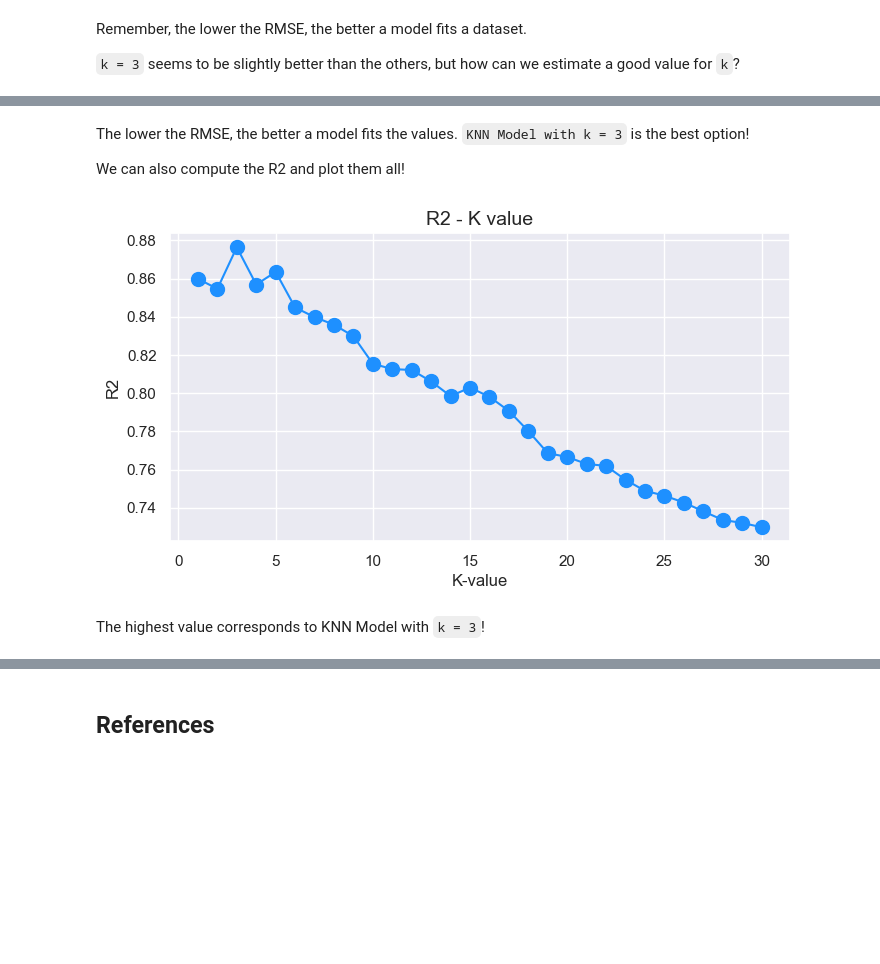
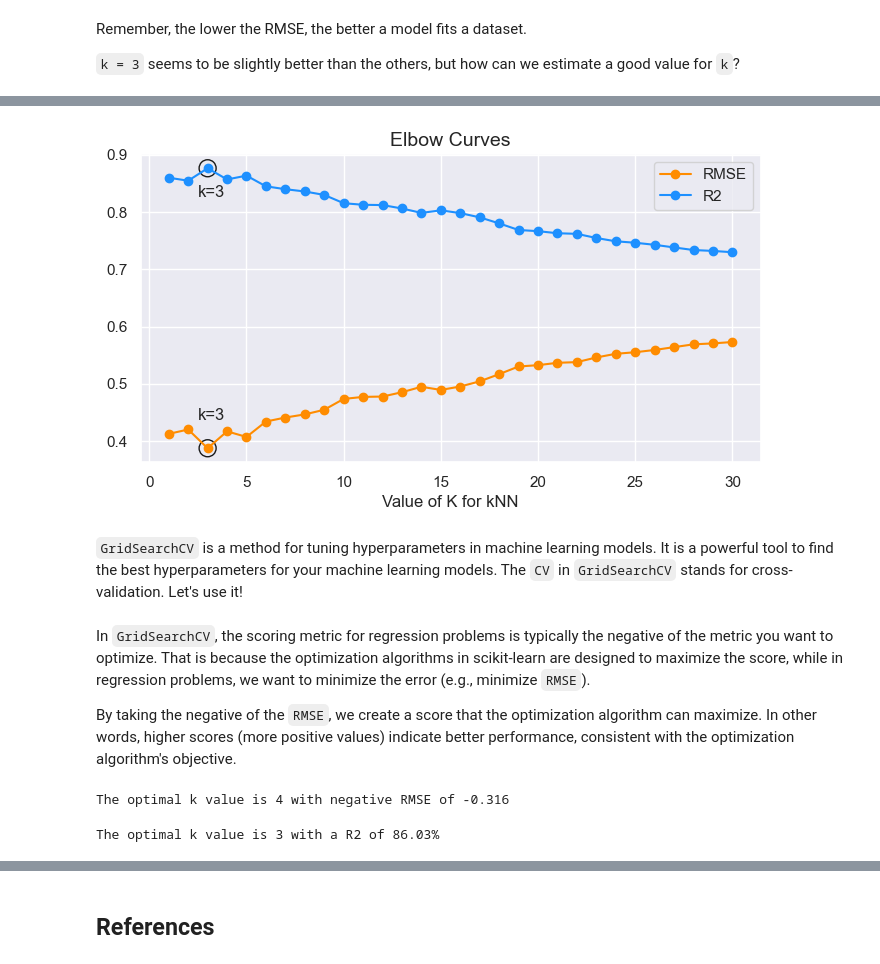
Before and after one commit to Goliath-Research/Machine-Learning, a Jupyter notebook: Regression/4-kNN.ipynb, the cells around one changed output, grey strips where cells are left out. Cells and saved outputs as stored; diff of their text form; code cells hidden in the pictures; blank space fills up the shorter version.

Commit message:
GridSearchCV

```diff
--- a/Regression/4-kNN.ipynb
+++ b/Regression/4-kNN.ipynb
@@ -359,13 +363,13 @@ Remember, the lower the RMSE, the better a model fits a dataset.
+# %%
+# Define a range of k values to try
+k_range = list(range(1, 31))
 # %%
-# Computing the RMSE for different k values (from 1 to 30)
-# Creating a list for storing RMSE values
-rmse_list = []
-# Checking all options between k=1 and k=30
-for k in range(1, 31):
+rmse_scores = np.array([])                          # Creating an array for storing RMSE values
+r2_scores = np.array([])                            # Creating an array for storing R2 values
+for k in k_range:                              # Checking all options between k=1 and k=30
     model = KNeighborsRegressor(n_neighbors = k)
-    # Fitting the model with train data
-    model.fit(X_train2, y_train2)
-    # Making predictions on testing data
-    pred_k = model.predict(X_test2)
-    # Storing the RMSE values
-    rmse_list.append(mean_squared_error(y_test2, pred_k, squared=False))
+    model.fit(X_train2, y_train2)                   # Fitting the model with train data
+    pred_k = model.predict(X_test2)                 # Making predictions on testing data
+    # Storing the RMSE and R2 values
+    rmse_scores = np.append(rmse_scores, mean_squared_error(y_test2, pred_k, squared=False))
+    r2_scores = np.append(r2_scores, r2_score(y_test2, pred_k))
@@ -387,4 +375,0 @@ plt.ylabel('RMSE', size=12);
-# %% [markdown]
-The lower the RMSE, the better a model fits the values. `KNN Model with k = 3` is the best option!
-
-We can also compute the R2 and plot them all!
@@ -399,12 +376,19 @@ for k in range(1, 31):
-# %%
-# Plotting r2_list
-plt.figure(figsize=(8, 4))
-plt.plot(range(1, 31), r2_list, color='dodgerblue', marker='o', markerfacecolor='dodgerblue', markersize=10)
-plt.grid(True)
-plt.title('R2 - K value', size=14)
-plt.xlabel('K-value', size=12)
-plt.ylabel('R2', size=12);
-# %% [output]
-[figure, removed]
-# %% [markdown]
-The highest value corresponds to KNN Model with `k = 3`!
+# %%
+# Plotting
+plt.figure(figsize=(8, 4))
+
+plt.plot(range(1, 31), rmse_scores, color='darkorange', marker='o', markersize=6, label='RMSE')
+plt.scatter(rmse_scores.argmin()+1, rmse_scores.min(), s=150, linewidth=1, edgecolors='k', facecolors='none')
+plt.text(rmse_scores.argmin()+0.5,  rmse_scores.min()+0.05,  r'k=%i' %(rmse_scores.argmin()+1))
+
+plt.plot(range(1, 31), r2_scores,   color='dodgerblue', marker='o', markersize=6, label='R2')
+plt.scatter(r2_scores.argmax()+1, r2_scores.max(), s=150, linewidth=1, edgecolors='k', facecolors='none')
+plt.text(r2_scores.argmax()+0.5,  r2_scores.max()-0.05,  r'k=%i' %(r2_scores.argmax()+1))
+
+plt.title('Elbow Curves', fontsize=14)
+plt.xlabel('Value of K for kNN')
+plt.legend();
+# %% [output]
+[figure, added]
+# %% [markdown]
+`GridSearchCV` is a method for tuning hyperparameters in machine learning models. It is a powerful tool to find the best hyperparameters for your machine learning models. The `CV` in `GridSearchCV` stands for cross-validation. Let's use it!
@@ -410,0 +398,20 @@ The highest value corresponds to KNN Model with `k = 3`!
+# %% [markdown]
+In `GridSearchCV`, the scoring metric for regression problems is typically the negative of the metric you want to optimize. That is because the optimization algorithms in scikit-learn are designed to maximize the score, while in regression problems, we want to minimize the error (e.g., minimize `RMSE`).
+
+By taking the negative of the `RMSE`, we create a score that the optimization algorithm can maximize. In other words, higher scores (more positive values) indicate better performance, consistent with the optimization algorithm's objective.
+# %%
+# Use GridSearchCV with RMSE to find the optimal k value
+grid_rmse = GridSearchCV(kNN, param_grid, cv=10, scoring='neg_root_mean_squared_error')
+grid_rmse.fit(X_train2, y_train2)
+mean_scores_rmse = grid_rmse.cv_results_['mean_test_score']
+print("The optimal k value is {} with negative RMSE of {:.3f}".format(grid_rmse.best_params_['n_neighbors'], grid_rmse.best_score_))
+# %% [output]
+The optimal k value is 4 with negative RMSE of -0.316
+# %%
+# Use GridSearchCV with R2 to find the optimal k value
+grid_r2 = GridSearchCV(kNN, param_grid, cv=10, scoring='r2')
+grid_r2.fit(X_train2, y_train2)
+mean_scores_r2 = grid_r2.cv_results_['mean_test_score']
+print("The optimal k value is {} with a R2 of {:.2f}%".format(grid_r2.best_params_['n_neighbors'], grid_r2.best_score_*100))
+# %% [output]
+The optimal k value is 3 with a R2 of 86.03%
```
Also changed, not shown: parts of 9 cells of this notebook.
